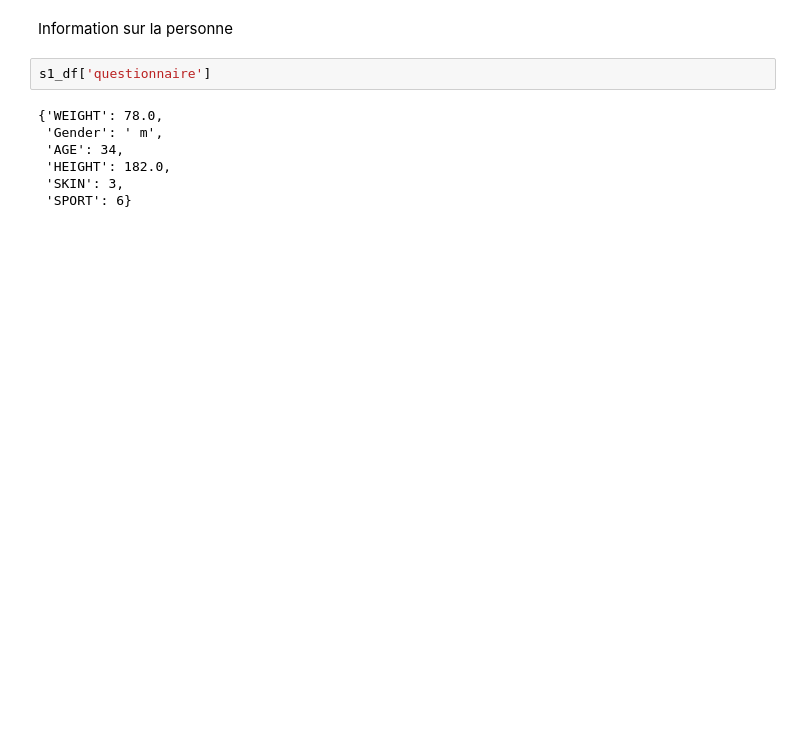
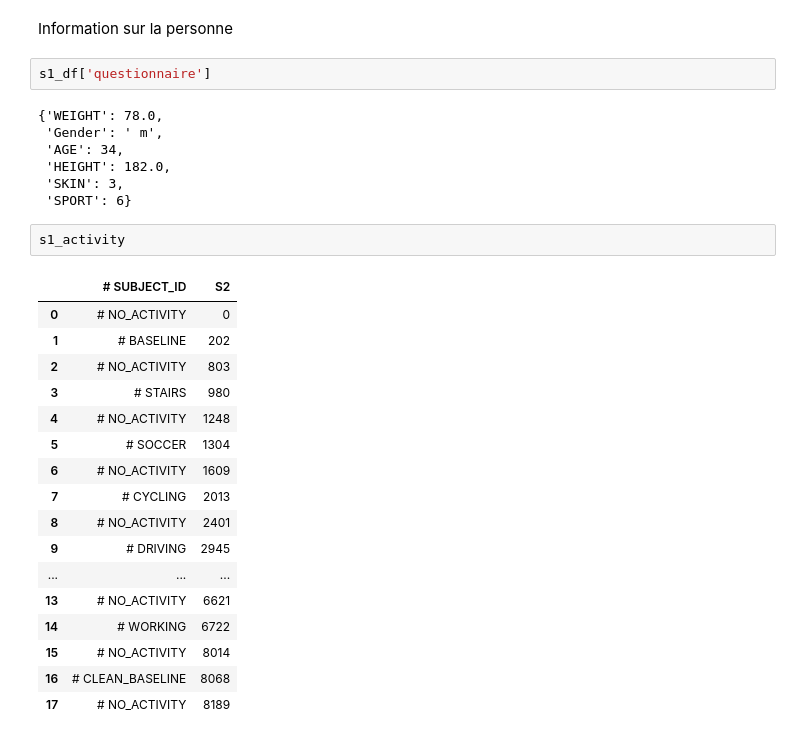
Before and after one commit to RichIemmont/esilv-projet-python-a5, a Jupyter notebook: data_exploration/data_viz.ipynb, the cells around one changed output. Cells and saved outputs as stored; diff of their text form; blank space fills up the shorter version.

```diff
--- a/data_exploration/data_viz.ipynb
+++ b/data_exploration/data_viz.ipynb
@@ -67,3 +66,23 @@ s1_df['questionnaire']
  'HEIGHT': 182.0,
  'SKIN': 3,
  'SPORT': 6}
+# %%
+s1_activity
+# %% [output]
+|  | # SUBJECT_ID | S2 |
+| 0 | # NO_ACTIVITY | 0 |
+| 1 | # BASELINE | 202 |
+| 2 | # NO_ACTIVITY | 803 |
+| 3 | # STAIRS | 980 |
+| 4 | # NO_ACTIVITY | 1248 |
+| 5 | # SOCCER | 1304 |
+| 6 | # NO_ACTIVITY | 1609 |
+| 7 | # CYCLING | 2013 |
+| 8 | # NO_ACTIVITY | 2401 |
+| 9 | # DRIVING | 2945 |
+| ... | ... | ... |
+| 13 | # NO_ACTIVITY | 6621 |
+| 14 | # WORKING | 6722 |
+| 15 | # NO_ACTIVITY | 8014 |
+| 16 | # CLEAN_BASELINE | 8068 |
+| 17 | # NO_ACTIVITY | 8189 |
```
Also changed, not shown: parts of 12 cells of this notebook.
